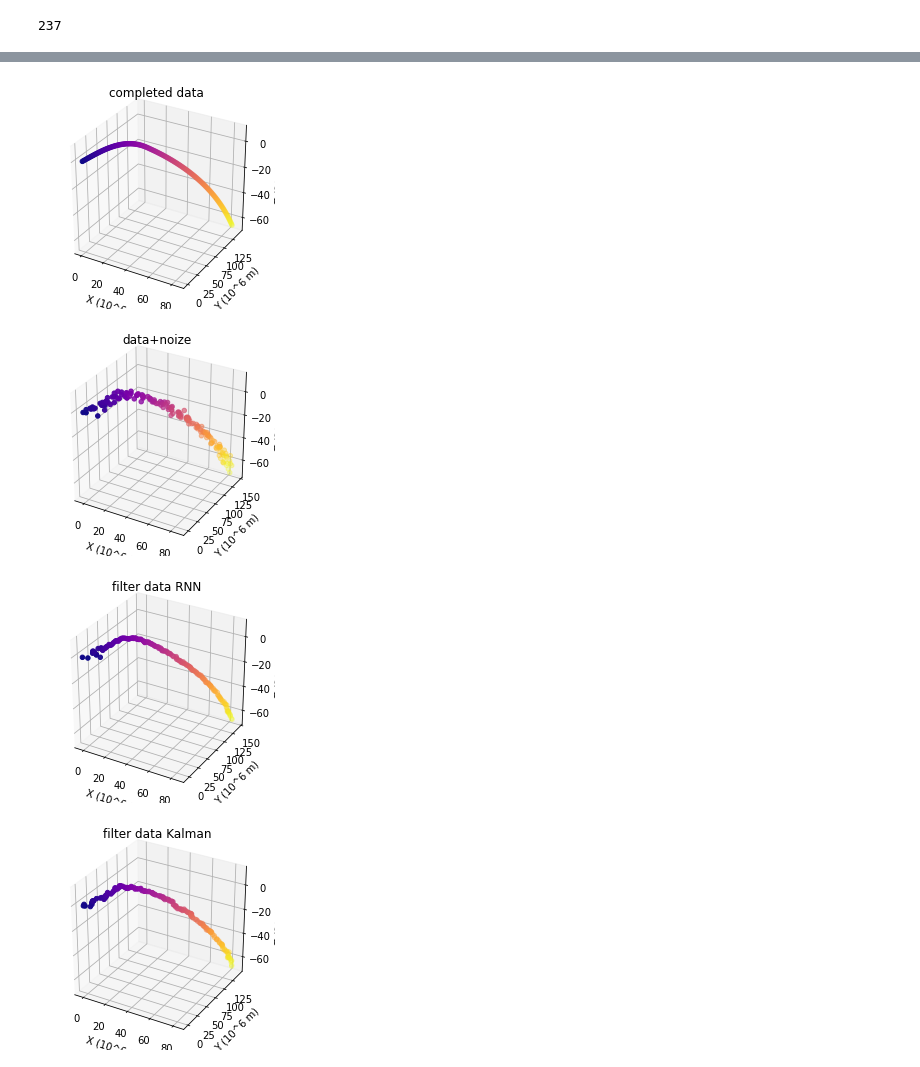
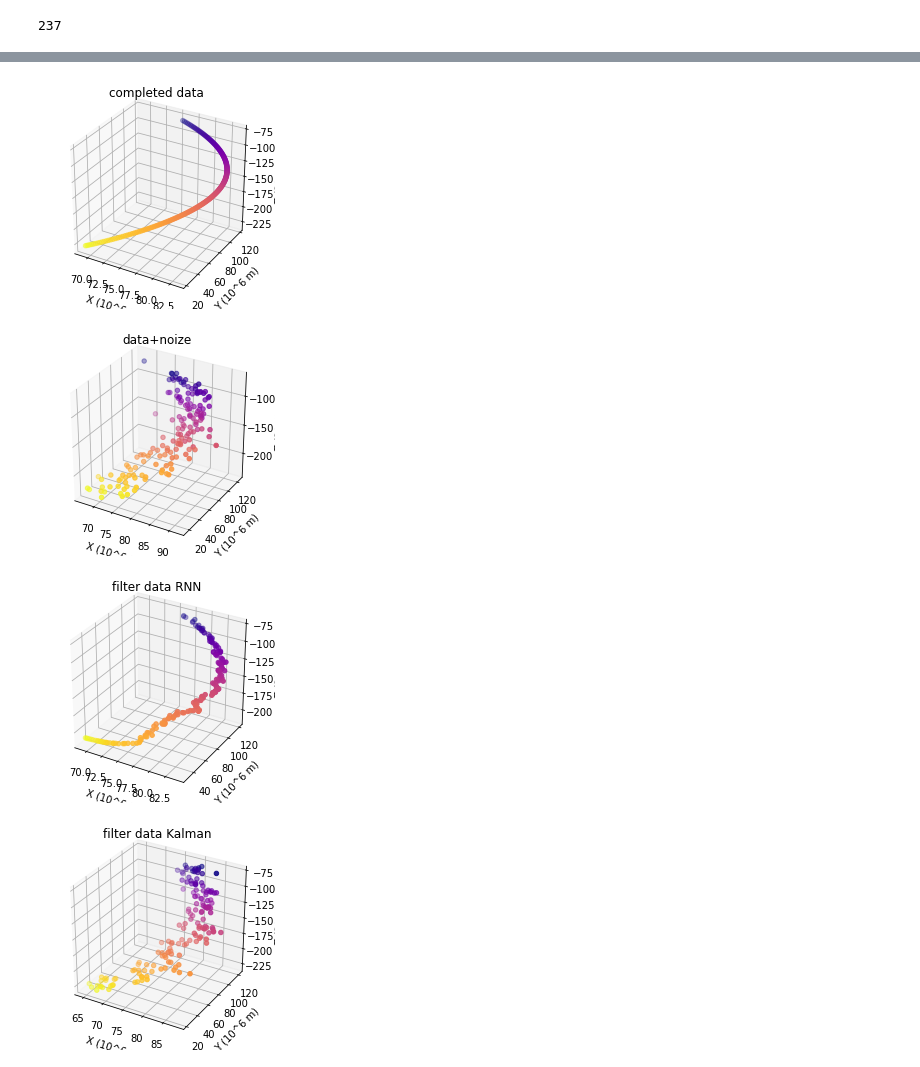
Before and after one commit to dart9905/coursework, a Jupyter notebook: KalmanNN/KalmanNN.ipynb, the cells around one changed output, grey strips where cells are left out. Cells and saved outputs as stored; diff of their text form; code cells hidden in the pictures.

```diff
--- a/KalmanNN/KalmanNN.ipynb
+++ b/KalmanNN/KalmanNN.ipynb
@@ -364,7 +364,6 @@ class ModuleRNN(nn.Module):
 
         self.num_units = rnn_num_units
         self.vect_dim = vect_dim
-        self.time_step = time_step
 
 #         our linear layer
         self.rnn_update = self.block(vect_dim, rnn_num_units)
@@ -746,7 +745,7 @@ BATCH_SIZE_TEST=BATCH_SIZE*1//5
 SET_LONG = min_len_trajectory
 VEC_DIM = 3
 MEM_RNN = SET_LONG*10
-EPOC_NUM = 12
+EPOC_NUM = 10
 # %%
 train_data = create_dataset(
     dset,
@@ -799,7 +798,7 @@ Each point contains 3 variables
 Data mean:\n[ 38.963  59.589 -42.729]\nData std:\n[31.39  46.182 50.044]
 # %%
 array_err = [20, 27, 33, 60, 99, 109, 121, 127, 132, 135, 178, 185, 187, 200, 209]
-for i in range(2):
+for i in range(3):
     for k in array_err:
         train_data.data['data'] = np.append(train_data.data['data'], [test_data.data['data'][k]], axis = 0)
         train_data.data['data_noise'] = np.append(train_data.data['data_noise'],[test_data.data['data_noise'][k]], axis = 0)
@@ -1036,6 +1035,6 @@ mean accuracy kalman 63.0 %
 # %%
 k = 27
-a0 = 3
+a0 = start
 a1 = 0
 a2 = 1
 plt.ylabel('z')
@@ -1065,11 +1064,11 @@ plt.show()
 # %%
-k = 1
-plot_trajectory(test_data.data['data'][k], 'completed data')
-plot_trajectory(test_data.data['data_noise'][k], 'data+noize')
-plot_trajectory(pack_predictions[k//BATCH_SIZE_TEST][k-k//BATCH_SIZE_TEST*BATCH_SIZE_TEST], 'filter data RNN')
-plot_trajectory(data_trajectories_filter[k//BATCH_SIZE_TEST][k-k//BATCH_SIZE_TEST*BATCH_SIZE_TEST], 'filter data Kalman')
+k = 27
+plot_trajectory(test_data.data['data'][k][a0:,:], 'completed data')
+plot_trajectory(test_data.data['data_noise'][k][a0:,:], 'data+noize')
+plot_trajectory(pack_predictions[k//BATCH_SIZE_TEST][k-k//BATCH_SIZE_TEST*BATCH_SIZE_TEST][a0:,:], 'filter data RNN')
+plot_trajectory(np.array(data_trajectories_filter[k//BATCH_SIZE_TEST][k-k//BATCH_SIZE_TEST*BATCH_SIZE_TEST])[a0:,:], 'filter data Kalman')
 # %% [output]
-[figure, old version]
+[figure, new version]
-[figure, old version]
+[figure, new version]
-[figure, old version]
+[figure, new version]
-[figure, old version]
+[figure, new version]
```
Also changed, not shown: parts of 6 cells of this notebook, 2 other files.
